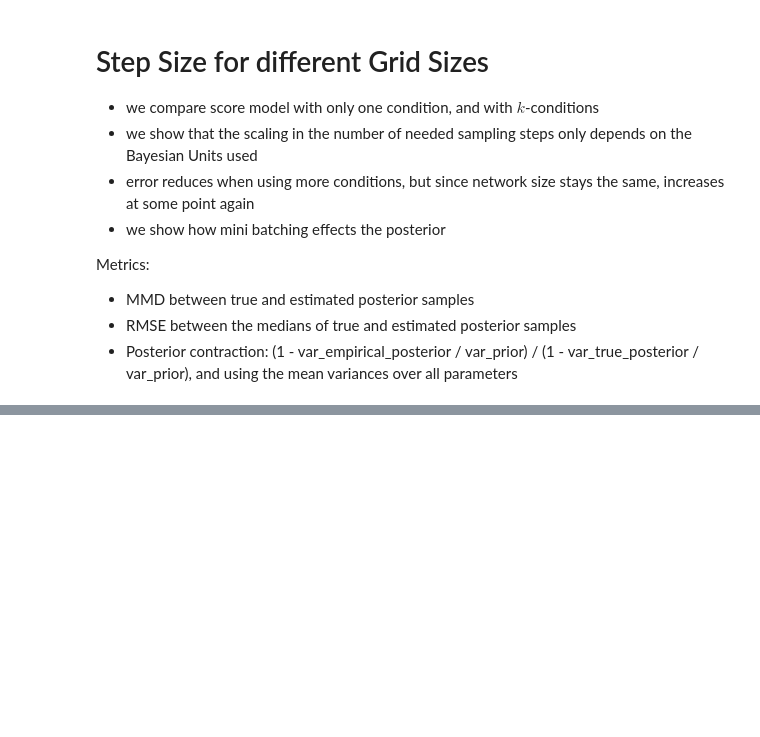
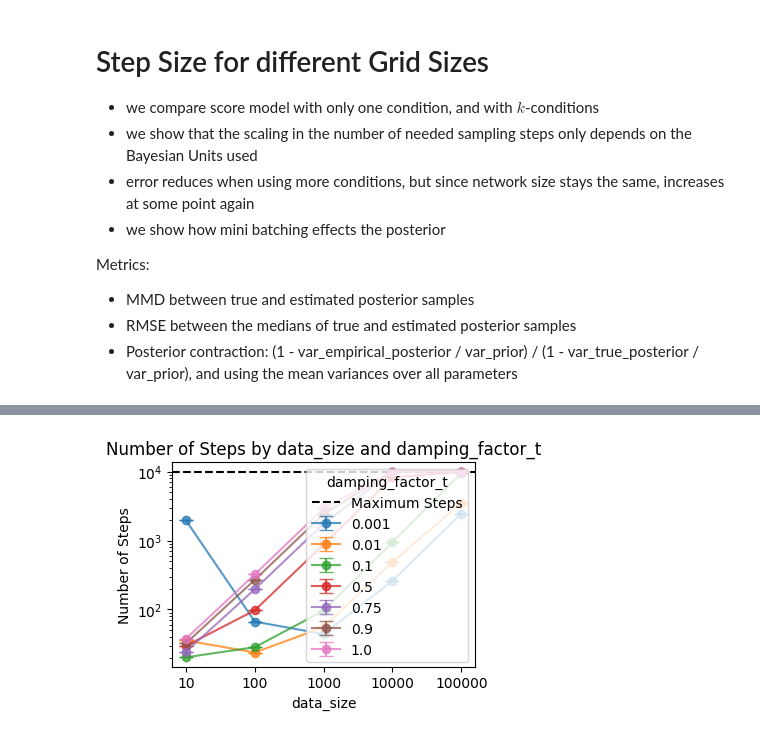
Before and after one commit to bayesflow-org/hierarchical-abi, a Jupyter notebook: gaussian flat score matching.ipynb, the cells around one changed output, grey strips where cells are left out. Cells and saved outputs as stored; diff of their text form; code cells hidden in the pictures; blank space fills up the shorter version.

```diff
--- a/gaussian flat score matching.ipynb
+++ b/gaussian flat score matching.ipynb
@@ -400,7 +423,8 @@ n_post_samples = 100
 score_model.current_number_of_obs = 1
 max_steps = 10000
 variable_of_interest = ['mini_batch', #'n_conditions',
-                        'cosine_shift', 'damping_factor', 'damping_factor_prior', 'damping_factor_t'][1]
+                        'cosine_shift', 'damping_factor', 'damping_factor_prior', 'damping_factor_t'][4]
+
 
 #for variable_of_interest in ['mini_batch']:#['mini_batch', 'cosine_shift', 'damping_factor', 'damping_factor_prior', 'damping_factor_t'][::-1]:
 mini_batch = [None]
@@ -590,38 +616,40 @@ n_groups = len(second_variable_of_interest_values)
 n_series = len(variable_batch_values)
 x = np.arange(n_groups)  # base x locations for groups
 
-fig, ax = plt.subplots(figsize=(6, 4), tight_layout=True)
+fig, ax = plt.subplots(figsize=(4, 3), tight_layout=True)
 
 # Plot an errorbar for each variable_of_interest value within each second_variable_of_interest group.
 for i, mb in enumerate(variable_batch_values):
     subset = grouped_bar[grouped_bar[variable_of_interest] == mb]
     means = []
     stds = []
     for ds in second_variable_of_interest_values:
         row = subset[subset[second_variable_of_interest] == ds]
         if not row.empty:
             means.append(row['mean'].values[0])
             stds.append(row['std'].values[0])
         else:
             means.append(np.nan)
             stds.append(0)
 
     # Use 'o-' for markers connected by lines.
     ax.errorbar(x, means, yerr=stds, fmt='o-', capsize=5, label=f'{mb}', alpha=0.75)
 
 ax.axhline(max_steps, label='Maximum Steps', color='k', linestyle='--')
 
 # Center the x-axis ticks and label them.
 ax.set_xticks(x)
 ax.set_xticklabels(second_variable_of_interest_values)
 ax.set_xlabel(second_variable_of_interest)
 ax.set_ylabel('Number of Steps')
 ax.set_title(f'Number of Steps by {second_variable_of_interest} and {variable_of_interest}')
 ax.set_yscale('log')
 ax.legend(title=variable_of_interest)
 
 plt.savefig(f'plots/{score_model.name}/{variable_of_interest}_n_steps.png')
 plt.show()
+# %% [output]
+[figure, added]
 # %%
 if variable_batch_values == 'mini_batch_size':
     # ------------------------------
```
Also changed, not shown: parts of 9 cells of this notebook, 32 other files.
